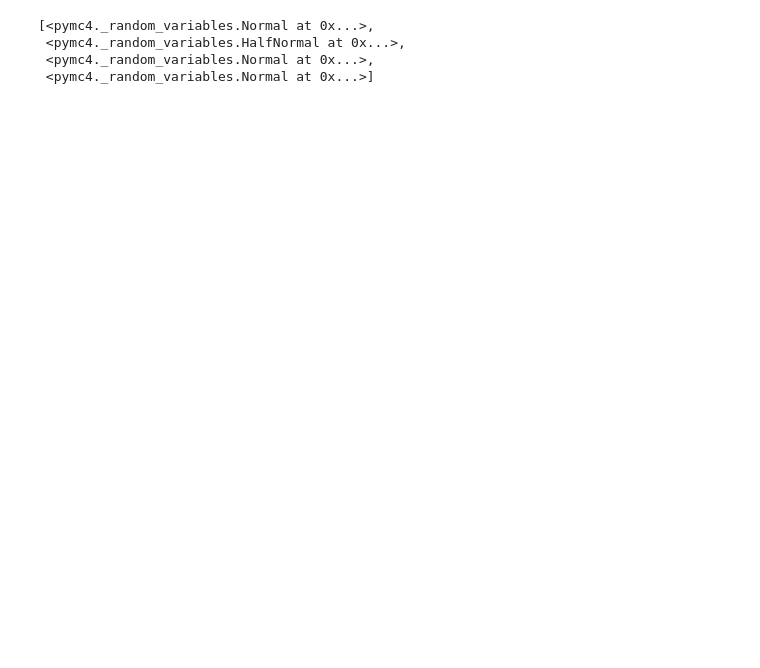
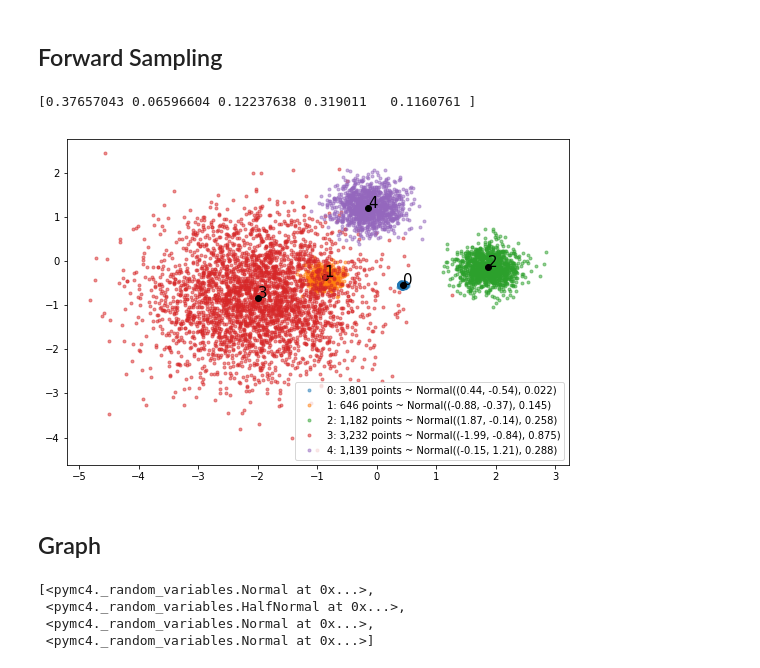
Before and after one commit to pymc-devs/pymc4, a Jupyter notebook: pymc4_experiment.ipynb, the cells around one changed output. Cells and saved outputs as stored; diff of their text form; code cells hidden in the pictures; blank space fills up the shorter version.

Commit message:
Add forward sampling example

```diff
--- a/pymc4_experiment.ipynb
+++ b/pymc4_experiment.ipynb
@@ -15,6 +14,45 @@ config.intra_op_parallelism_threads = 1
 config.inter_op_parallelism_threads = 1
 # %%
 sess = tf.InteractiveSession(config=config)
+# %% [markdown]
+## Forward Sampling
+# %%
+@pm.model
+def mixture():
+    n_groups = 5
+    n_points = 10_000
+
+    centers = pm.Normal('centers', loc=np.zeros((n_groups, 2)).astype('f'), scale=np.ones((n_groups, 2)).astype('f'))
+    scales = pm.HalfNormal('scales', (0.4 * np.ones(n_groups)).astype('f'))
+    rates = pm.Dirichlet('rates', concentration=np.ones(n_groups).astype('f'))
+
+    group_assignments = pm.Multinomial('group_assignments', total_count=n_points, probs=rates)
+
+    for idx in range(n_groups):
+        count = tf.to_int32(group_assignments[idx])
+        pm.Normal(f'group_{idx}', loc=centers[idx] * tf.ones((count, 2)), scale=scales[idx])
+
+
+model = mixture.configure()
+# %%
+centers, scales, rates, group_assignments, *groups = sess.run(model.forward_sample())
+
+fig, ax = plt.subplots(figsize=(9, 6))
+
+for idx, (group, center, scale, count) in enumerate(zip(groups, centers, scales, group_assignments)):
+    center_str = ', '.join(f'{c:.2f}' for c in center)
+    label = f'{idx}: {int(count):,d} points ~ Normal(({center_str}), {scale:.3f})'
+    ax.plot(group[:, 0], group[:, 1], '.', alpha=0.5, label=label)
+    ax.plot(center[0], center[1], 'ko')
+    ax.text(center[0], center[1], str(idx), size=15)
+
+ax.legend();
+print(rates)
+# %% [output]
+[0.37657043 0.06596604 0.12237638 0.319011   0.1160761 ]
+[figure, added]
+# %% [markdown]
+## Graph
 # %%
 @pm.model
 def t_test(sd_prior='half_normal'):
```
Also changed, not shown: parts of 11 cells of this notebook.
